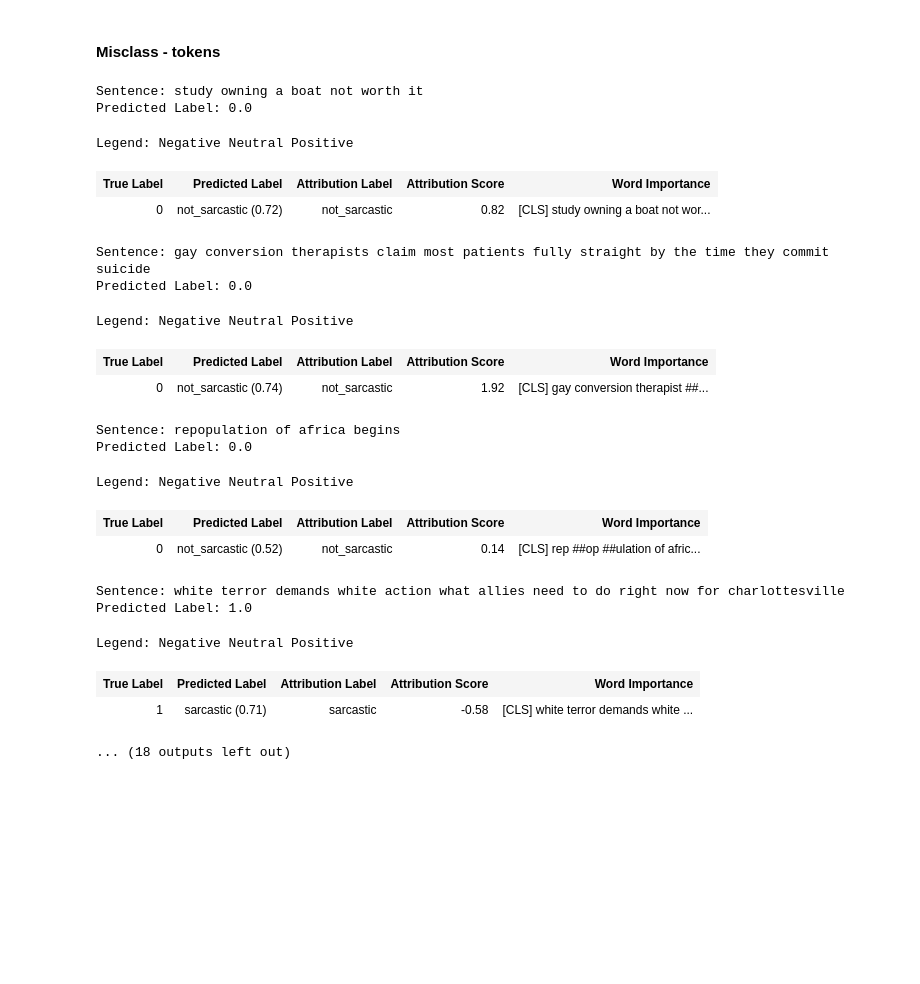
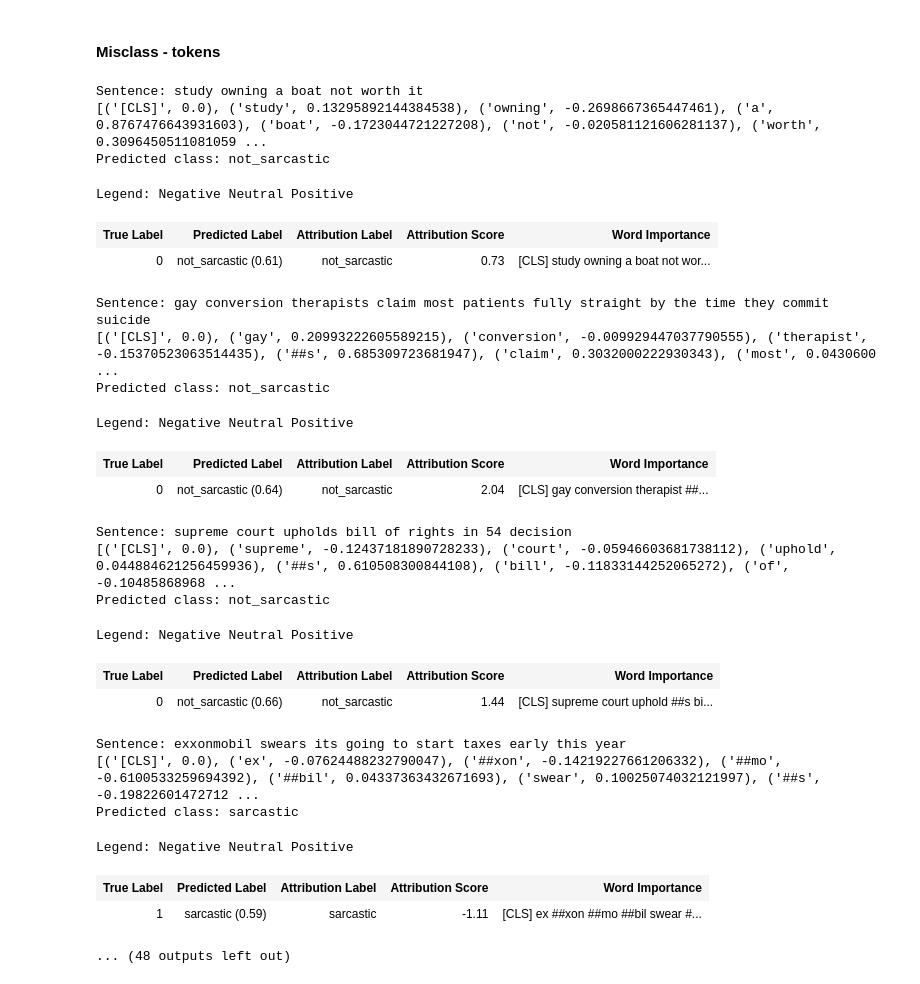
Before and after one commit to arianetemadi/snack-overflow, a Jupyter notebook: notebooks/M2-dBERT.ipynb, the cells around one changed output. Saved outputs shown, nothing was run; the diff lists cells and outputs as text; code cells hidden in the pictures; blank space fills up the shorter version.

Commit message:
Bert - updated misclass analysis

```diff
--- a/notebooks/M2-dBERT.ipynb
+++ b/notebooks/M2-dBERT.ipynb
@@ -266,40 +271,49 @@ Not Sarcastic       0.83      0.86      0.85      2233
 #### Misclass - tokens
 # %%
 binary_explainer = SequenceClassificationExplainer(model=model, tokenizer=tokenizer)
+# %%
+misclass_sentences = list(mismatched_df[mismatched_df["True Label"] == 1]["Sentences"])
+predicted_labels = list(mismatched_df[mismatched_df["True Label"] == 1]["Predicted Label"])
 # %%
 def interpret_sentence(sentence):
   word_attributions = binary_explainer(sentence)
+  print(word_attributions)
+  print("Predicted class:", binary_explainer.predicted_class_name)
   return binary_explainer.visualize()
 
-misclass_sentences = list(mismatched_df["Sentences"])
-predicted_labels = list(mismatched_df["Predicted Label"])
+#misclass_sentences = list(mismatched_df["Sentences"])
+#predicted_labels = list(mismatched_df["Predicted Label"])
 
-for sentence in range(10):
+for sentence in range(20):
     print(f"Sentence: {misclass_sentences[sentence]}")
-    print(f"Predicted Label: {predicted_labels[sentence]}")
+    #print(f"Predicted Label: {predicted_labels[sentence]}")
     interpret_sentence(misclass_sentences[sentence])
 # %% [output]
 Sentence: study owning a boat not worth it
-Predicted Label: 0.0
+[('[CLS]', 0.0), ('study', 0.13295892144384538), ('owning', -0.2698667365447461), ('a', 0.8767476643931603), ('boat', -0.1723044721227208), ('not', -0.020581121606281137), ('worth', 0.3096450511081059 ...
+Predicted class: not_sarcastic
 Legend: Negative Neutral Positive
 | True Label | Predicted Label | Attribution Label | Attribution Score | Word Importance |
-| 0 | not_sarcastic (0.72) | not_sarcastic | 0.82 | [CLS] study owning a boat not wor... |
+| 0 | not_sarcastic (0.61) | not_sarcastic | 0.73 | [CLS] study owning a boat not wor... |
 Sentence: gay conversion therapists claim most patients fully straight by the time they commit suicide
-Predicted Label: 0.0
+[('[CLS]', 0.0), ('gay', 0.20993222605589215), ('conversion', -0.009929447037790555), ('therapist', -0.15370523063514435), ('##s', 0.685309723681947), ('claim', 0.3032000222930343), ('most', 0.0430600 ...
+Predicted class: not_sarcastic
 Legend: Negative Neutral Positive
 | True Label | Predicted Label | Attribution Label | Attribution Score | Word Importance |
-| 0 | not_sarcastic (0.74) | not_sarcastic | 1.92 | [CLS] gay conversion therapist ##... |
+| 0 | not_sarcastic (0.64) | not_sarcastic | 2.04 | [CLS] gay conversion therapist ##... |
-Sentence: repopulation of africa begins
-Predicted Label: 0.0
+Sentence: supreme court upholds bill of rights in 54 decision
+[('[CLS]', 0.0), ('supreme', -0.12437181890728233), ('court', -0.05946603681738112), ('uphold', 0.044884621256459936), ('##s', 0.610508300844108), ('bill', -0.11833144252065272), ('of', -0.10485868968 ...
+Predicted class: not_sarcastic
 Legend: Negative Neutral Positive
 | True Label | Predicted Label | Attribution Label | Attribution Score | Word Importance |
-| 0 | not_sarcastic (0.52) | not_sarcastic | 0.14 | [CLS] rep ##op ##ulation of afric... |
+| 0 | not_sarcastic (0.66) | not_sarcastic | 1.44 | [CLS] supreme court uphold ##s bi... |
-Sentence: white terror demands white action what allies need to do right now for charlottesville
-Predicted Label: 1.0
+Sentence: exxonmobil swears its going to start taxes early this year
+[('[CLS]', 0.0), ('ex', -0.07624488232790047), ('##xon', -0.14219227661206332), ('##mo', -0.6100533259694392), ('##bil', 0.04337363432671693), ('swear', 0.10025074032121997), ('##s', -0.19822601472712 ...
+Predicted class: sarcastic
 Legend: Negative Neutral Positive
 | True Label | Predicted Label | Attribution Label | Attribution Score | Word Importance |
-| 1 | sarcastic (0.71) | sarcastic | -0.58 | [CLS] white terror demands white ... |
+| 1 | sarcastic (0.59) | sarcastic | -1.11 | [CLS] ex ##xon ##mo ##bil swear #... |
-... (18 outputs left out)
+... (48 outputs left out)
 # %%
 # Initialize dictionaries to store positive and negative counts for each token
 positive_token_counts = defaultdict(int)
```
Also changed, not shown: parts of 9 cells of this notebook.
